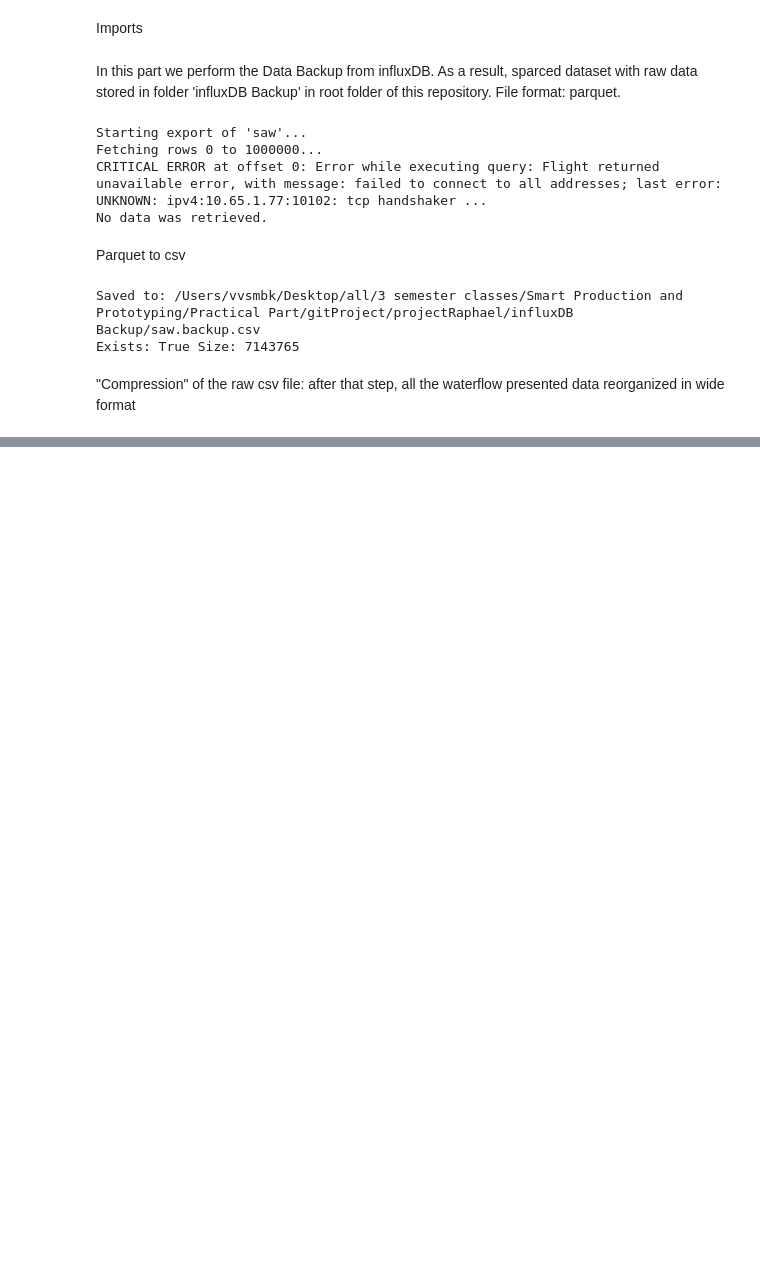
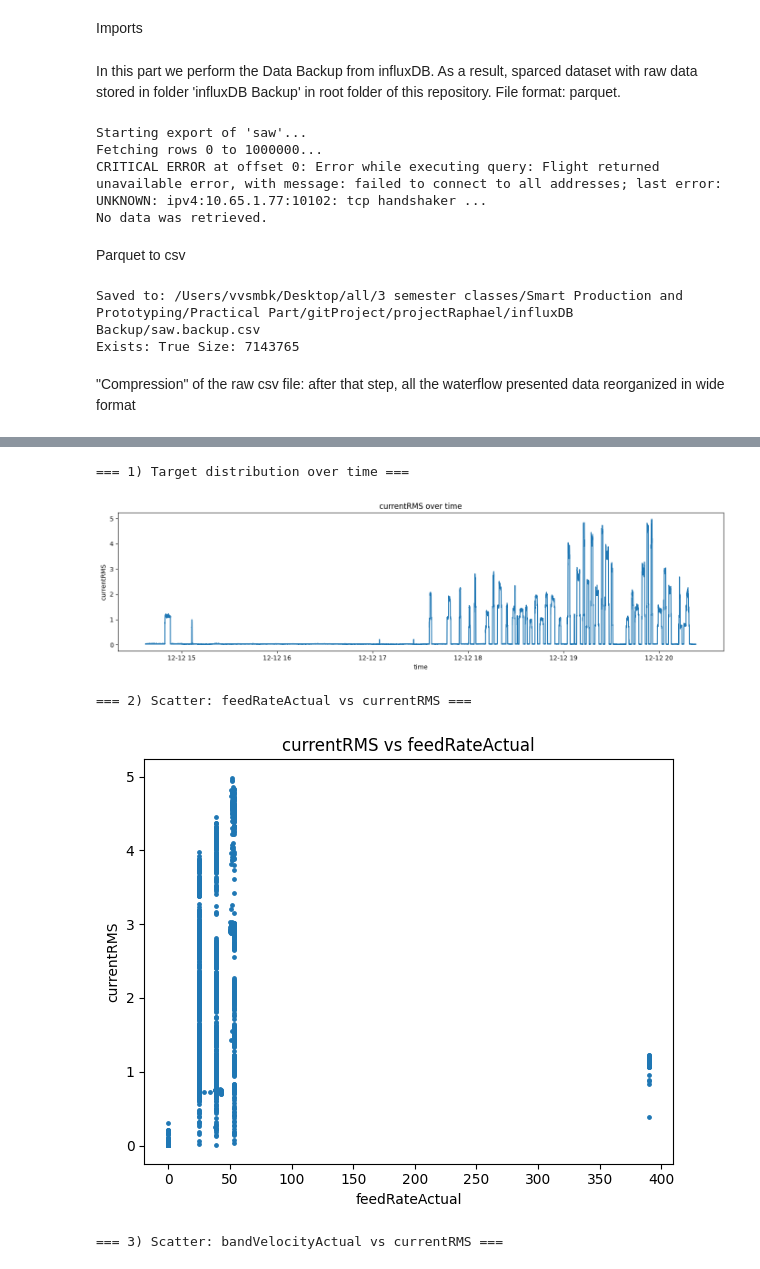
Before and after one commit to vvsmbk/projectRaphael, a Jupyter notebook: surrogateML.ipynb, the cells around one changed output, grey strips where cells are left out. Saved outputs shown, nothing was run; the diff lists cells and outputs as text; code cells hidden in the pictures; blank space fills up the shorter version.

```diff
--- a/surrogateML.ipynb
+++ b/surrogateML.ipynb
@@ -109,0 +288,80 @@ out.to_csv("influxDB Backup/saw_wide.csv", index=False)
+# %%
+# --- columns ---
+time_col = "time"
+target = "currentRMS"
+x1 = "feedRateActual"
+x2 = "bandVelocityActual"
+
+# --- preparation ---
+df_plot = df[[time_col, target, x1, x2]].copy()
+df_plot[time_col] = pd.to_datetime(df_plot[time_col], errors="coerce")
+
+for c in [target, x1, x2]:
+    df_plot[c] = pd.to_numeric(df_plot[c], errors="coerce")
+
+df_plot = df_plot.dropna(subset=[time_col]).sort_values(time_col)
+
+
+print("\n=== 1) Target distribution over time ===\n")
+
+plt.figure(figsize=(14, 4))
+plt.plot(df_plot[time_col], df_plot[target])
+plt.title(f"{target} over time")
+plt.xlabel("time")
+plt.ylabel(target)
+plt.tight_layout()
+plt.show()
+
+print("\n=== 2) Scatter: feedRateActual vs currentRMS ===\n")
+
+plt.figure(figsize=(6, 5))
+mask = df_plot[[x1, target]].notna().all(axis=1)
+plt.scatter(df_plot.loc[mask, x1], df_plot.loc[mask, target], s=6)
+plt.title(f"{target} vs {x1}")
+plt.xlabel(x1)
+plt.ylabel(target)
+plt.tight_layout()
+plt.show()
+
+print("\n=== 3) Scatter: bandVelocityActual vs currentRMS ===\n")
+
+plt.figure(figsize=(6, 5))
+mask = df_plot[[x2, target]].notna().all(axis=1)
+plt.scatter(df_plot.loc[mask, x2], df_plot.loc[mask, target], s=6)
+plt.title(f"{target} vs {x2}")
+plt.xlabel(x2)
+plt.ylabel(target)
+plt.tight_layout()
+plt.show()
+
+print("\n=== 4) Boxplots (binned X vs currentRMS) ===\n")
+
+def boxplot_binned(x_col: str, bins: int = 10):
+    tmp = df_plot[[x_col, target]].dropna()
+    if tmp.empty:
+        print(f"No data for {x_col}")
+        return
+
+    tmp["bin"] = pd.qcut(tmp[x_col], q=min(bins, tmp[x_col].nunique()), duplicates="drop")
+
+    groups = [g[target].values for _, g in tmp.groupby("bin")]
+    labels = [str(k) for k, _ in tmp.groupby("bin")]
+
+    plt.figure(figsize=(14, 4))
+    plt.boxplot(groups, showfliers=True)
+    plt.xticks(range(1, len(labels) + 1), labels, rotation=45, ha="right")
+    plt.title(f"{target} distribution by {x_col} bins")
+    plt.xlabel(f"{x_col} bins")
+    plt.ylabel(target)
+    plt.tight_layout()
+    plt.show()
+
+
+boxplot_binned(x1, bins=10)
+boxplot_binned(x2, bins=10)
+# %% [output]
+=== 1) Target distribution over time ===
+[figure, added]
+=== 2) Scatter: feedRateActual vs currentRMS ===
+[figure, added]
+=== 3) Scatter: bandVelocityActual vs currentRMS ===
```
Also changed, not shown: parts of 14 cells of this notebook, 2 other files.
